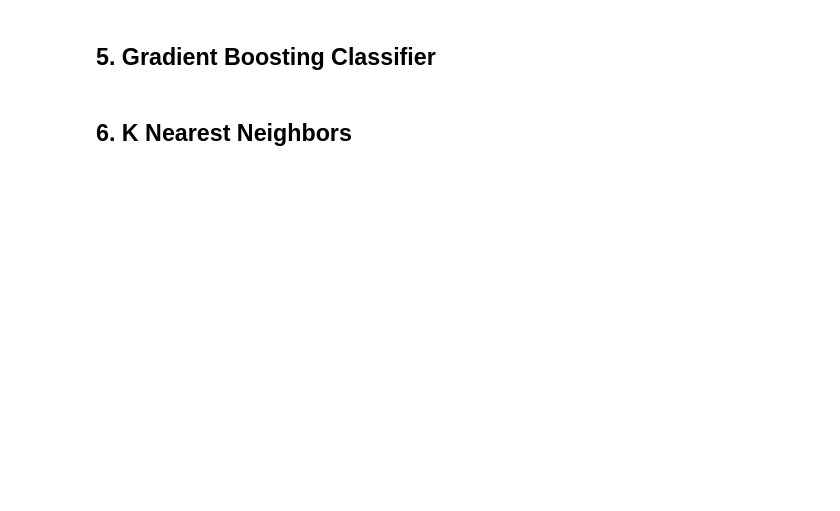
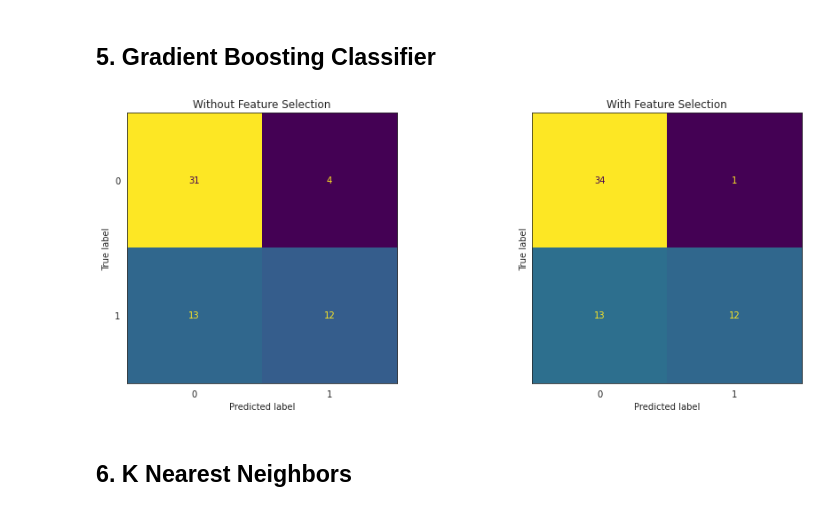
Before and after one commit to RolandSherwin/heart-failure-prediction, a Jupyter notebook: main.ipynb, the cells around one changed output. Saved outputs shown, nothing was run; the diff lists cells and outputs as text; code cells hidden in the pictures; blank space fills up the shorter version.

```diff
--- a/main.ipynb
+++ b/main.ipynb
@@ -506,12 +495,12 @@ print_test_scores(rf_best)
 # %%
 gb_clf = GradientBoostingClassifier(random_state=RANDOM_STATE)
 gb_clf_parameters = {
     'loss': ['deviance', 'exponential'],
     'learning_rate': [0.1, 0.5, 0.05],
     'n_estimators': [50,100,150],
     'max_depth': [1,3,5],
 
 }
-gb_clf_grid = GridSearchCV(gb_clf, gb_clf_parameters, refit=REFIT, scoring = SCORING, verbose=2, cv=CV, n_jobs=N_JOBS)
-gb_clf_grid.fit(X_train, y_train)
-print_grid_scores(gb_clf_grid)
+predictor.main_wrapper(gb_clf, gb_clf_parameters, "Gradient Boosting Classifier")
+# %% [output]
+[figure, added]
```
Also changed, not shown: parts of 14 cells of this notebook.
